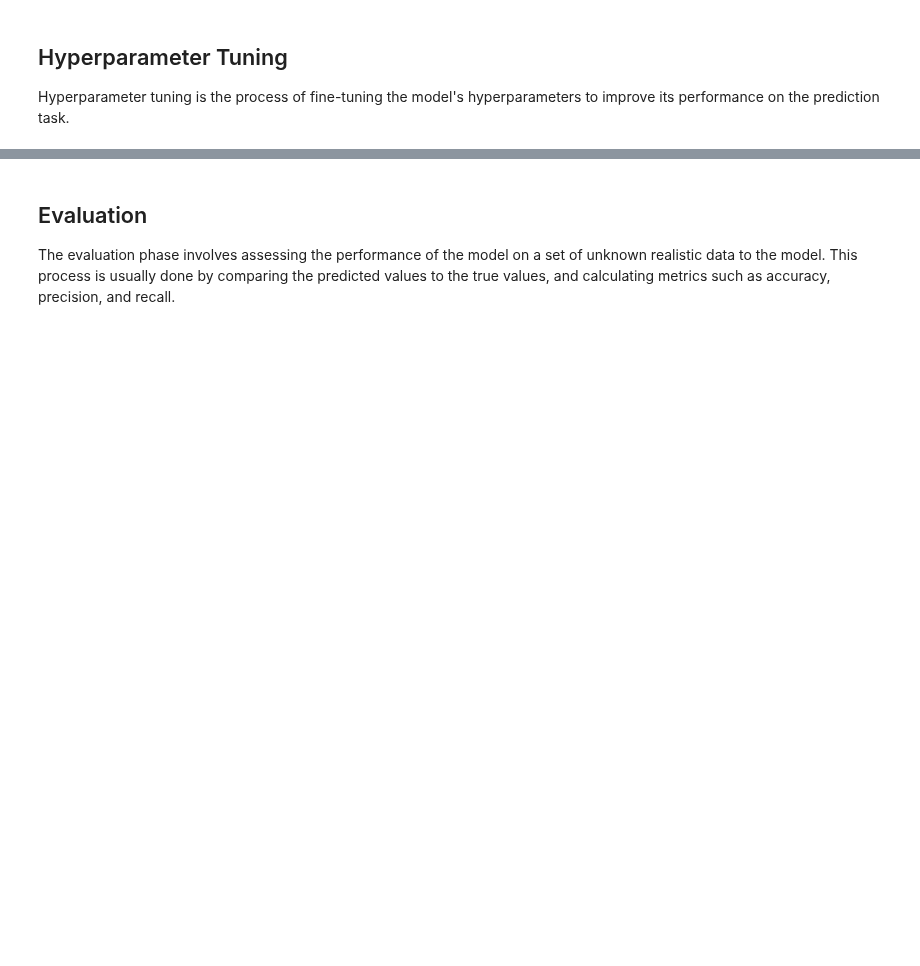
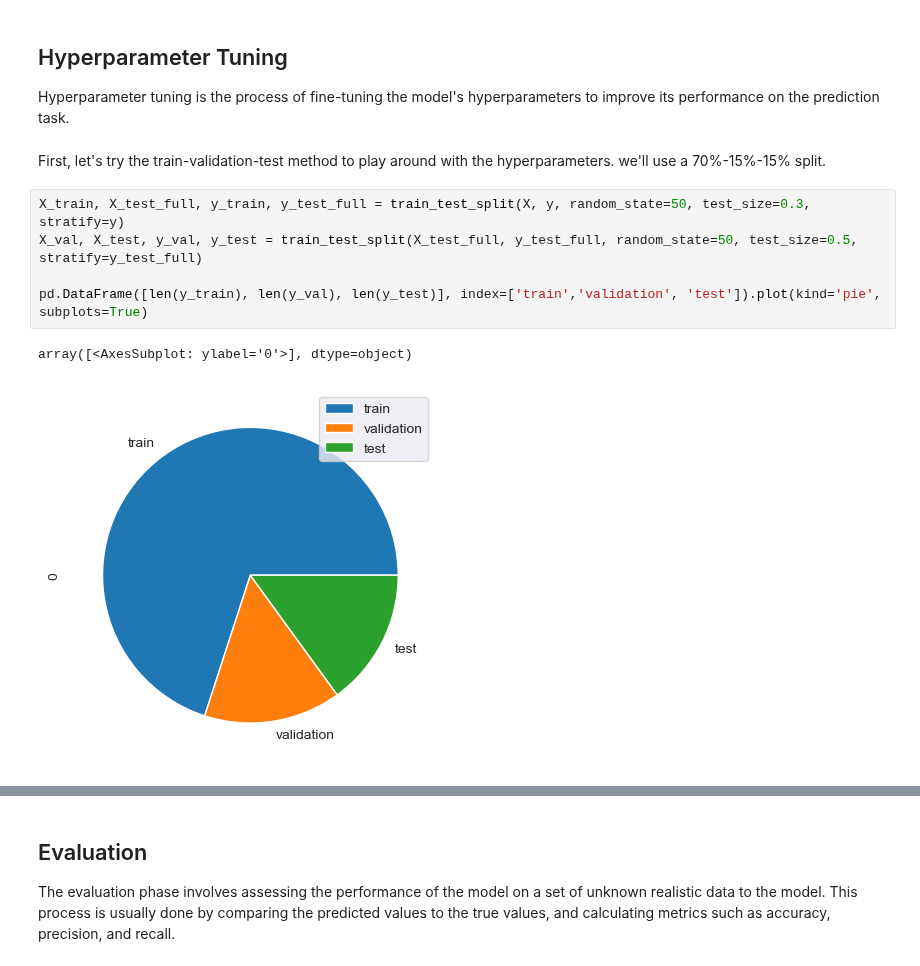
Before and after one commit to markusremplbauer/ai-census, a Jupyter notebook: ai-census.ipynb, the cells around one changed output, grey strips where cells are left out. Drawn from its saved outputs; the diff is of its cells as text; blank space fills up the shorter version.

Commit message:
split data using train-validation-test method with a 70-15-15 split

```diff
--- a/ai-census.ipynb
+++ b/ai-census.ipynb
@@ -728,3 +699,13 @@ feature_importance.nlargest(5).plot(kind='bar')
 ## Hyperparameter Tuning
 
 Hyperparameter tuning is the process of fine-tuning the model's hyperparameters to improve its performance on the prediction task.
+# %% [markdown]
+First, let's try the train-validation-test method to play around with the hyperparameters. we'll use a 70%-15%-15% split.
+# %%
+X_train, X_test_full, y_train, y_test_full = train_test_split(X, y, random_state=50, test_size=0.3, stratify=y)
+X_val, X_test, y_val, y_test = train_test_split(X_test_full, y_test_full, random_state=50, test_size=0.5, stratify=y_test_full)
+
+pd.DataFrame([len(y_train), len(y_val), len(y_test)], index=['train','validation', 'test']).plot(kind='pie', subplots=True)
+# %% [output]
+array([<AxesSubplot: ylabel='0'>], dtype=object)
+[figure, added]
```
Also changed, not shown: parts of 8 cells of this notebook.
